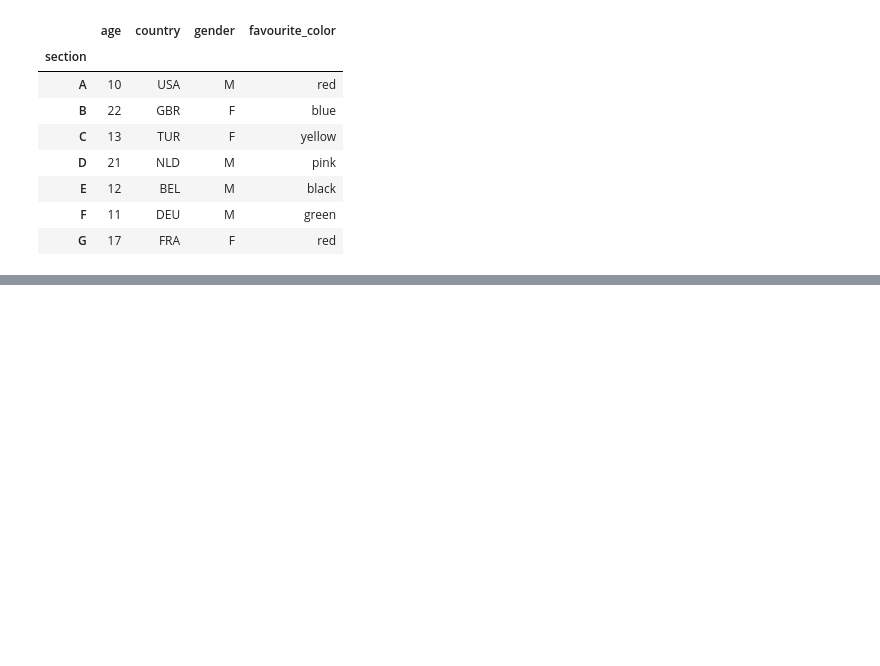
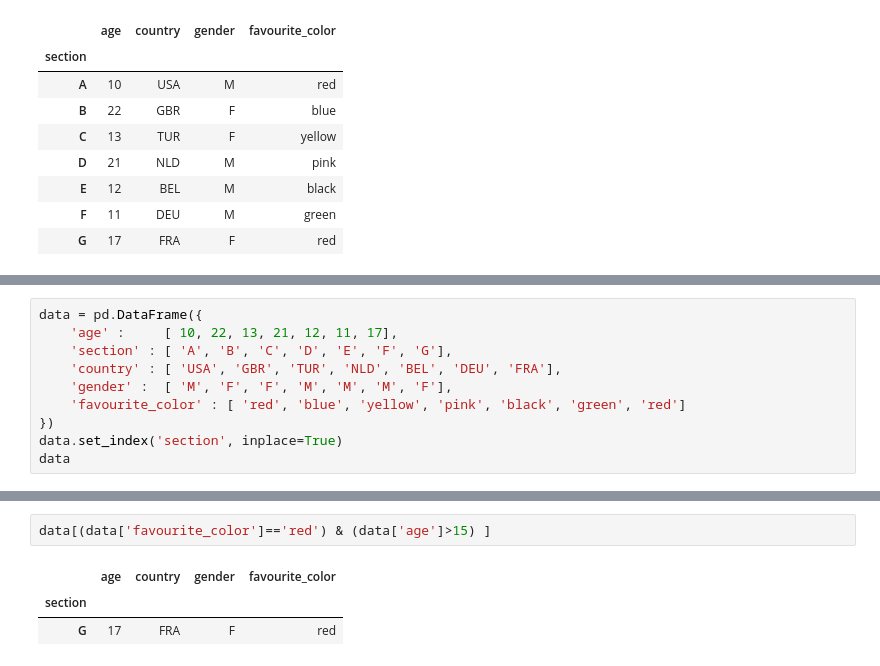
Before and after one commit to bulent-1111/Data_Science, a Jupyter notebook: Pandas/preclass_01.ipynb, the cells around one changed output, grey strips where cells are left out. Drawn from its saved outputs; the diff is of its cells as text; blank space fills up the shorter version.

```diff
--- a/Pandas/preclass_01.ipynb
+++ b/Pandas/preclass_01.ipynb
@@ -264,0 +301,10 @@ data
+# %%
+data = pd.DataFrame({
+    'age' :     [ 10, 22, 13, 21, 12, 11, 17],
+    'section' : [ 'A', 'B', 'C', 'D', 'E', 'F', 'G'],
+    'country' : [ 'USA', 'GBR', 'TUR', 'NLD', 'BEL', 'DEU', 'FRA'],
+    'gender' :  [ 'M', 'F', 'F', 'M', 'M', 'M', 'F'],
+    'favourite_color' : [ 'red', 'blue', 'yellow', 'pink', 'black', 'green', 'red']
+})
+data.set_index('section', inplace=True)
+data
@@ -264,0 +321,6 @@ data
+# %%
+data[(data['favourite_color']=='red') & (data['age']>15) ]
+# %% [output]
+|  | age | country | gender | favourite_color |
+| section |  |  |  |  |
+| G | 17 | FRA | F | red |
```
Also changed, not shown: parts of 14 cells of this notebook, 2 other files.
